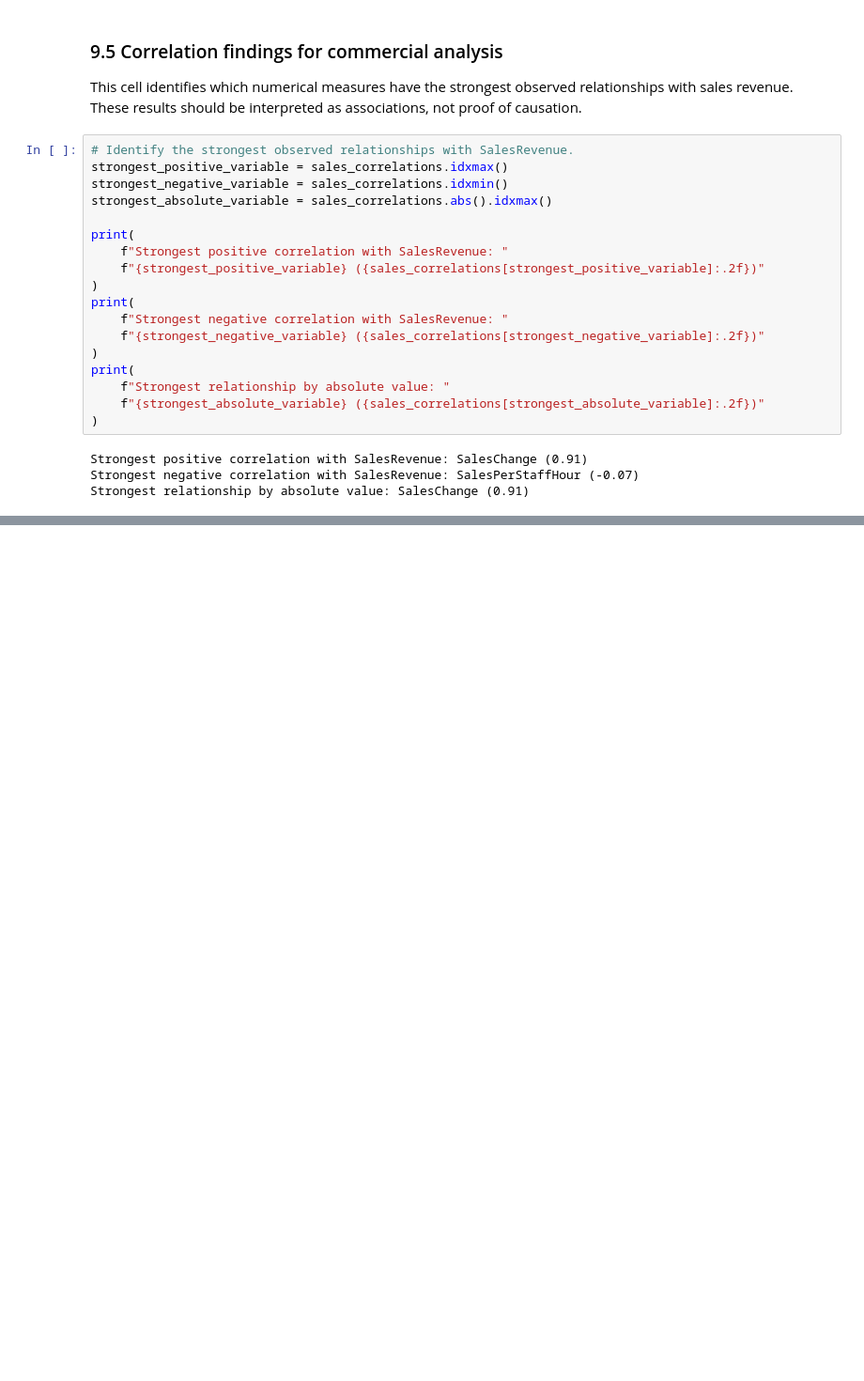
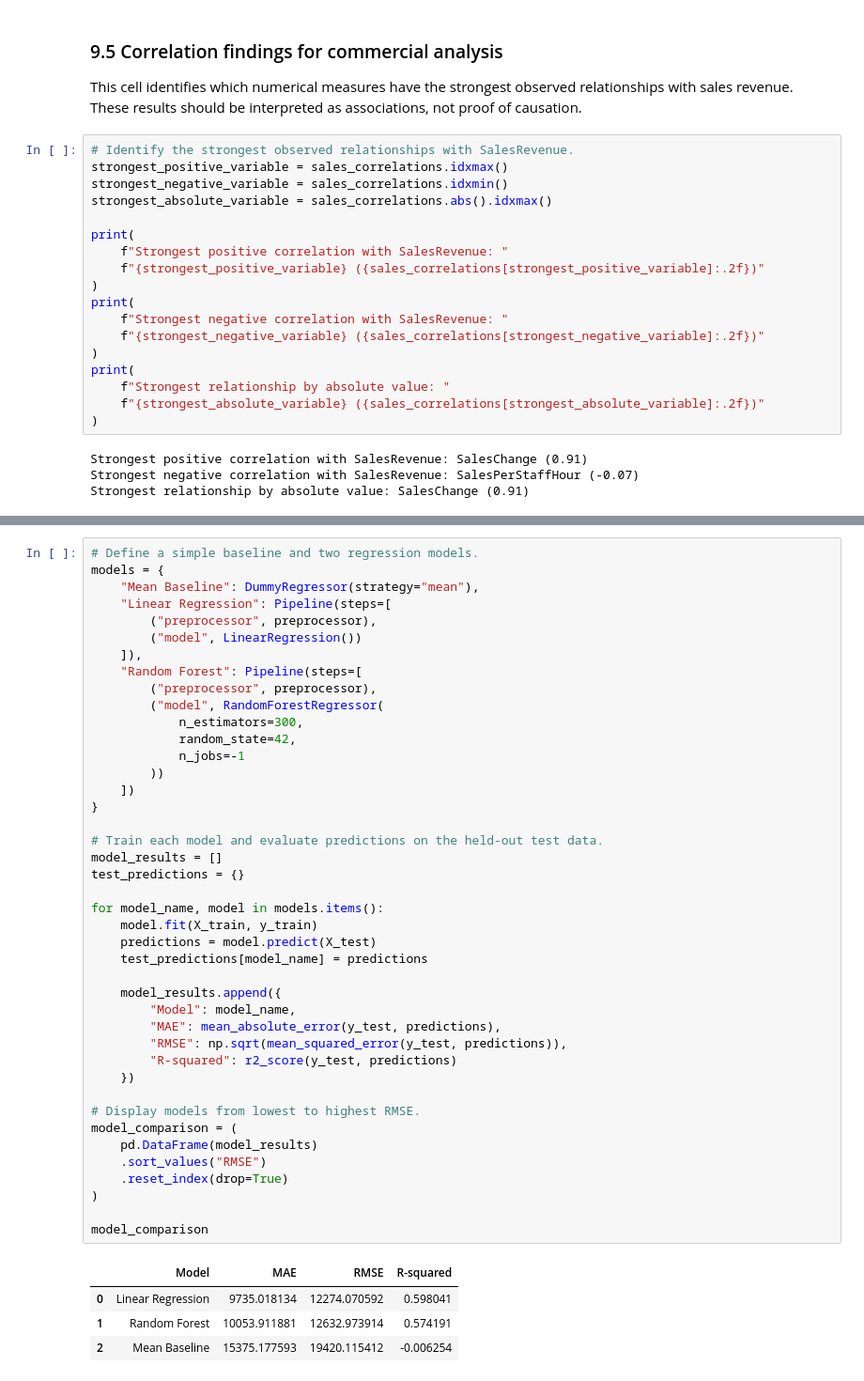
Before and after one commit to RyanMitchell8/Research-Analytics-Ca1, a Jupyter notebook: Ca1-folder/Task_1_Retail_Performance.ipynb, the cells around one changed output, grey strips where cells are left out. Shown at 94% size. Cells and saved outputs as stored; diff of their text form; blank space fills up the shorter version.

Commit message:
Task One: Predictive Analysis made

```diff
--- a/Ca1-folder/Task_1_Retail_Performance.ipynb
+++ b/Ca1-folder/Task_1_Retail_Performance.ipynb
@@ -652,0 +734,47 @@ Strongest relationship by absolute value: SalesChange (0.91)
+# %%
+# Define a simple baseline and two regression models.
+models = {
+    "Mean Baseline": DummyRegressor(strategy="mean"),
+    "Linear Regression": Pipeline(steps=[
+        ("preprocessor", preprocessor),
+        ("model", LinearRegression())
+    ]),
+    "Random Forest": Pipeline(steps=[
+        ("preprocessor", preprocessor),
+        ("model", RandomForestRegressor(
+            n_estimators=300,
+            random_state=42,
+            n_jobs=-1
+        ))
+    ])
+}
+
+# Train each model and evaluate predictions on the held-out test data.
+model_results = []
+test_predictions = {}
+
+for model_name, model in models.items():
+    model.fit(X_train, y_train)
+    predictions = model.predict(X_test)
+    test_predictions[model_name] = predictions
+
+    model_results.append({
+        "Model": model_name,
+        "MAE": mean_absolute_error(y_test, predictions),
+        "RMSE": np.sqrt(mean_squared_error(y_test, predictions)),
+        "R-squared": r2_score(y_test, predictions)
+    })
+
+# Display models from lowest to highest RMSE.
+model_comparison = (
+    pd.DataFrame(model_results)
+    .sort_values("RMSE")
+    .reset_index(drop=True)
+)
+
+model_comparison
+# %% [output]
+|  | Model | MAE | RMSE | R-squared |
+| 0 | Linear Regression | 9735.018134 | 12274.070592 | 0.598041 |
+| 1 | Random Forest | 10053.911881 | 12632.973914 | 0.574191 |
+| 2 | Mean Baseline | 15375.177593 | 19420.115412 | -0.006254 |
```
Also changed, not shown: parts of 6 cells of this notebook.
